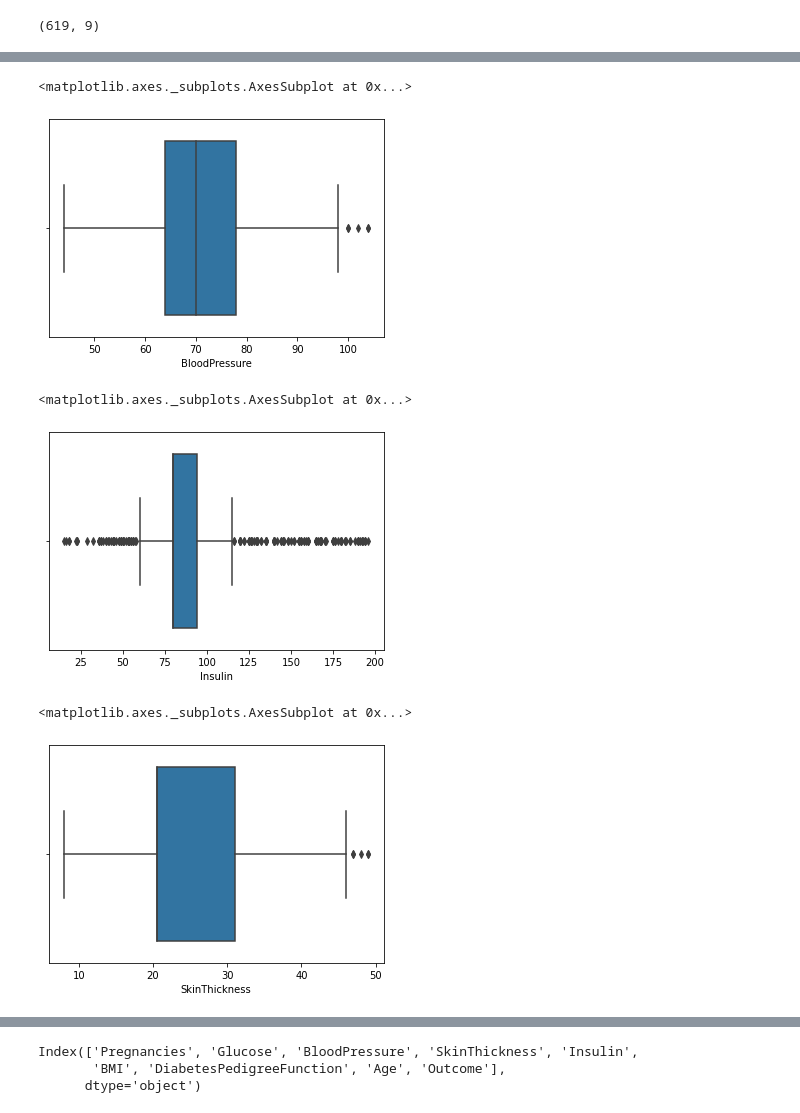
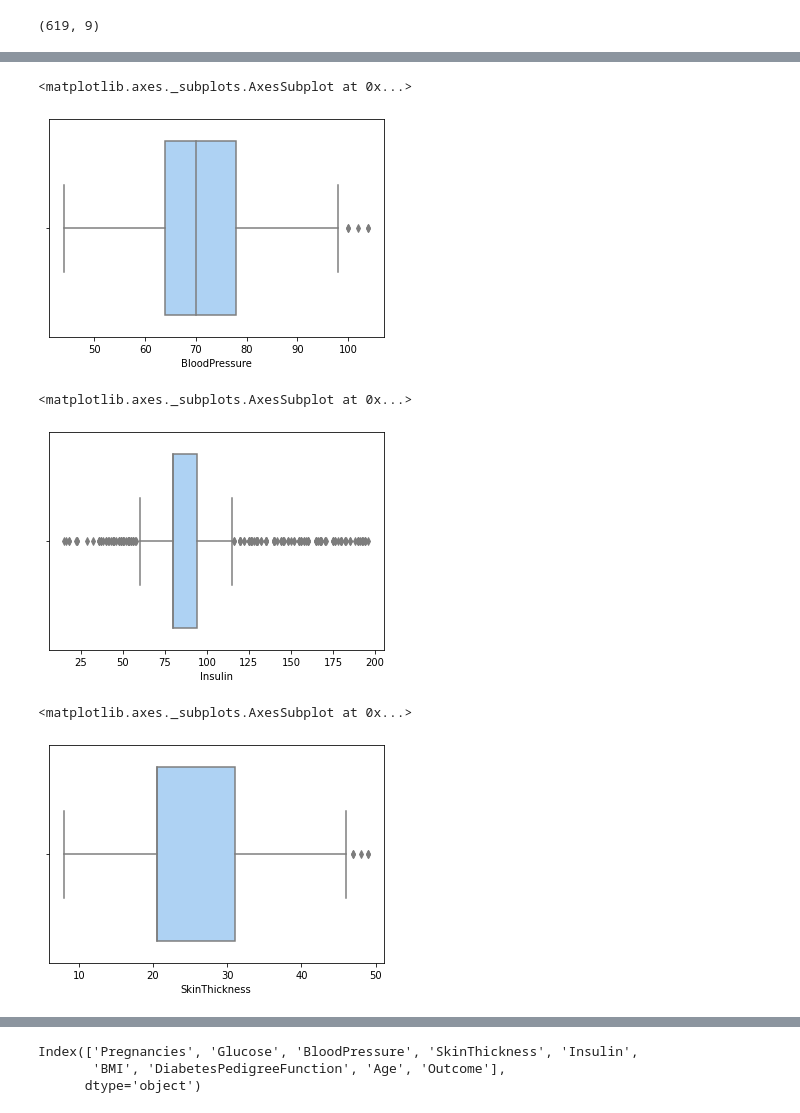
Before and after one commit to onedayxzn/Sistem-Pendeteksi-Dini-Diabetes, a Jupyter notebook: Model.ipynb, the cells around one changed output, grey strips where cells are left out. Saved outputs shown, nothing was run; the diff lists cells and outputs as text; code cells hidden in the pictures.

```diff
--- a/Model.ipynb
+++ b/Model.ipynb
@@ -197,16 +198,16 @@ sns.boxplot(x=df['Glucose'])
 # %%
-sns.boxplot(x=df['BloodPressure'])
+sns.boxplot(x=df['BloodPressure'], color = '#A2D2FF')
 # %% [output]
 <matplotlib.axes._subplots.AxesSubplot at 0x...>
-[figure, old version]
+[figure, new version]
 # %%
-sns.boxplot(x=df['Insulin'])
+sns.boxplot(x=df['Insulin'], color='#A2D2FF')
 # %% [output]
 <matplotlib.axes._subplots.AxesSubplot at 0x...>
-[figure, old version]
+[figure, new version]
 # %%
-sns.boxplot(x=df[ 'SkinThickness'])
+sns.boxplot(x=df[ 'SkinThickness'], color ='#A2D2FF')
 # %% [output]
 <matplotlib.axes._subplots.AxesSubplot at 0x...>
-[figure, old version]
+[figure, new version]
 # %%
```
Also changed, not shown: parts of 44 cells of this notebook.
